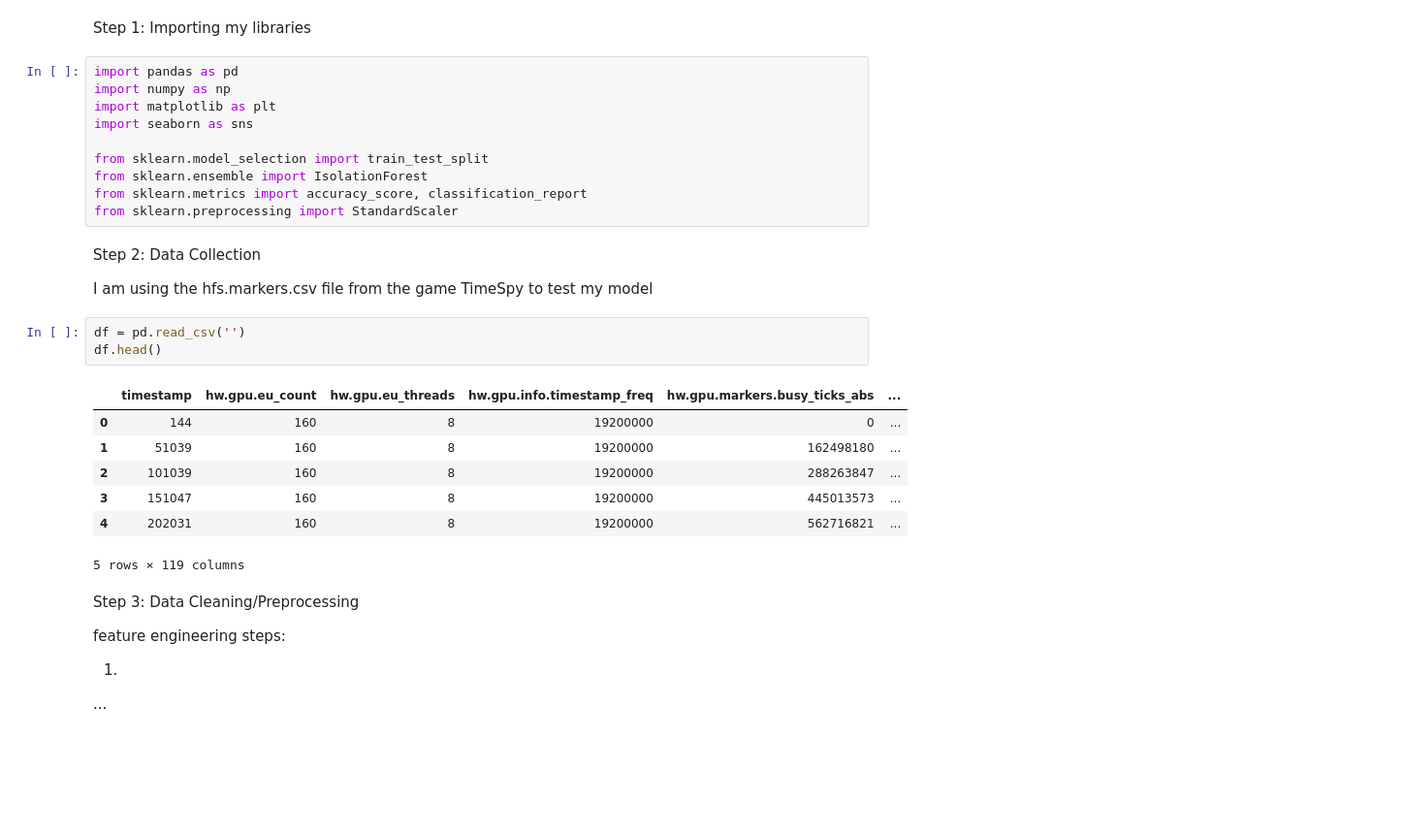
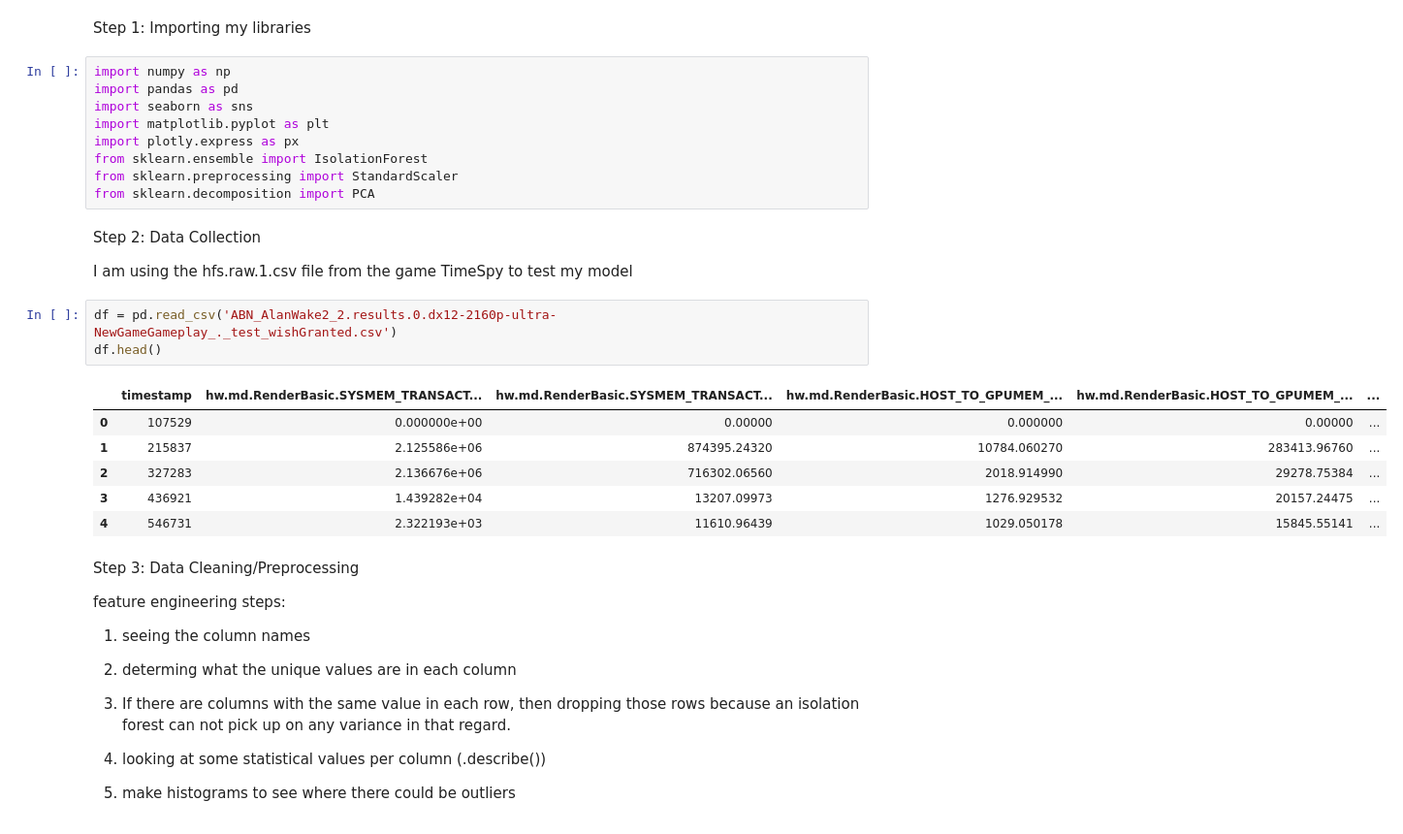
Before and after one commit to hitha-vargantiFM/ML_model, a Jupyter notebook: model1.ipynb, the cells around one changed output. Shown: that part at 97% size. Drawn from its saved outputs; the diff is of its cells as text; blank space fills up the shorter version.

```diff
--- a/model1.ipynb
+++ b/model1.ipynb
@@ -3,35 +3,39 @@ Developing a model to determine anamolies within a dataset
 # %% [markdown]
 Step 1: Importing my libraries
 # %%
+import numpy as np
 import pandas as pd
-import numpy as np
-import matplotlib as plt
 import seaborn as sns
-
-from sklearn.model_selection import train_test_split
+import matplotlib.pyplot as plt
+import plotly.express as px
 from sklearn.ensemble import IsolationForest
-from sklearn.metrics import accuracy_score, classification_report
 from sklearn.preprocessing import StandardScaler
+from sklearn.decomposition import PCA
 # %% [markdown]
 Step 2: Data Collection
 
-I am using the hfs.markers.csv file from the game TimeSpy to test my model
+I am using the hfs.raw.1.csv file from the game TimeSpy to test my model
 # %%
-df = pd.read_csv('')
+df = pd.read_csv('ABN_AlanWake2_2.results.0.dx12-2160p-ultra-NewGameGameplay_._test_wishGranted.csv')
 df.head()
 # %% [output]
-|  | timestamp | hw.gpu.eu_count | hw.gpu.eu_threads | hw.gpu.info.timestamp_freq | hw.gpu.markers.busy_ticks_abs | ... |
-| 0 | 144 | 160 | 8 | 19200000 | 0 | ... |
-| 1 | 51039 | 160 | 8 | 19200000 | 162498180 | ... |
-| 2 | 101039 | 160 | 8 | 19200000 | 288263847 | ... |
-| 3 | 151047 | 160 | 8 | 19200000 | 445013573 | ... |
-| 4 | 202031 | 160 | 8 | 19200000 | 562716821 | ... |
+|  | timestamp | hw.md.RenderBasic.SYSMEM_TRANSACT... | hw.md.RenderBasic.SYSMEM_TRANSACT... | hw.md.RenderBasic.HOST_TO_GPUMEM_... | hw.md.RenderBasic.HOST_TO_GPUMEM_... | ... |
+| 0 | 107529 | 0.000000e+00 | 0.00000 | 0.000000 | 0.00000 | ... |
+| 1 | 215837 | 2.125586e+06 | 874395.24320 | 10784.060270 | 283413.96760 | ... |
+| 2 | 327283 | 2.136676e+06 | 716302.06560 | 2018.914990 | 29278.75384 | ... |
+| 3 | 436921 | 1.439282e+04 | 13207.09973 | 1276.929532 | 20157.24475 | ... |
+| 4 | 546731 | 2.322193e+03 | 11610.96439 | 1029.050178 | 15845.55141 | ... |
-5 rows × 119 columns
 # %% [markdown]
 Step 3: Data Cleaning/Preprocessing
 
 feature engineering steps:
 
-1.
+1. seeing the column names
 
-...
+2. determing what the unique values are in each column
+
+3. If there are columns with the same value in each row, then dropping those rows because an isolation forest can not pick up on any variance in that regard.
+
+4. looking at some statistical values per column (.describe())
+
+5. make histograms to see where there could be outliers
```
Also changed, not shown: parts of 11 cells of this notebook.
